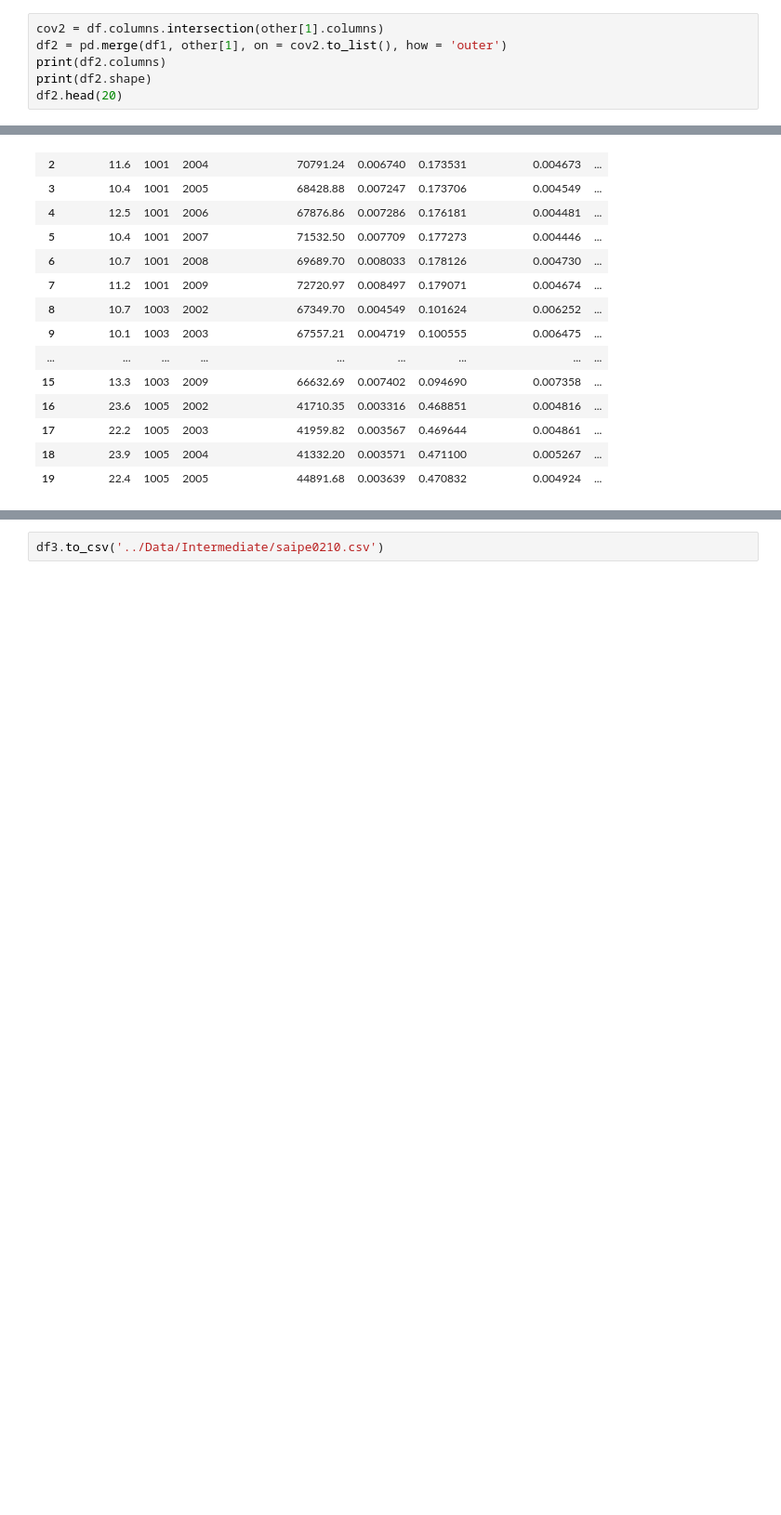
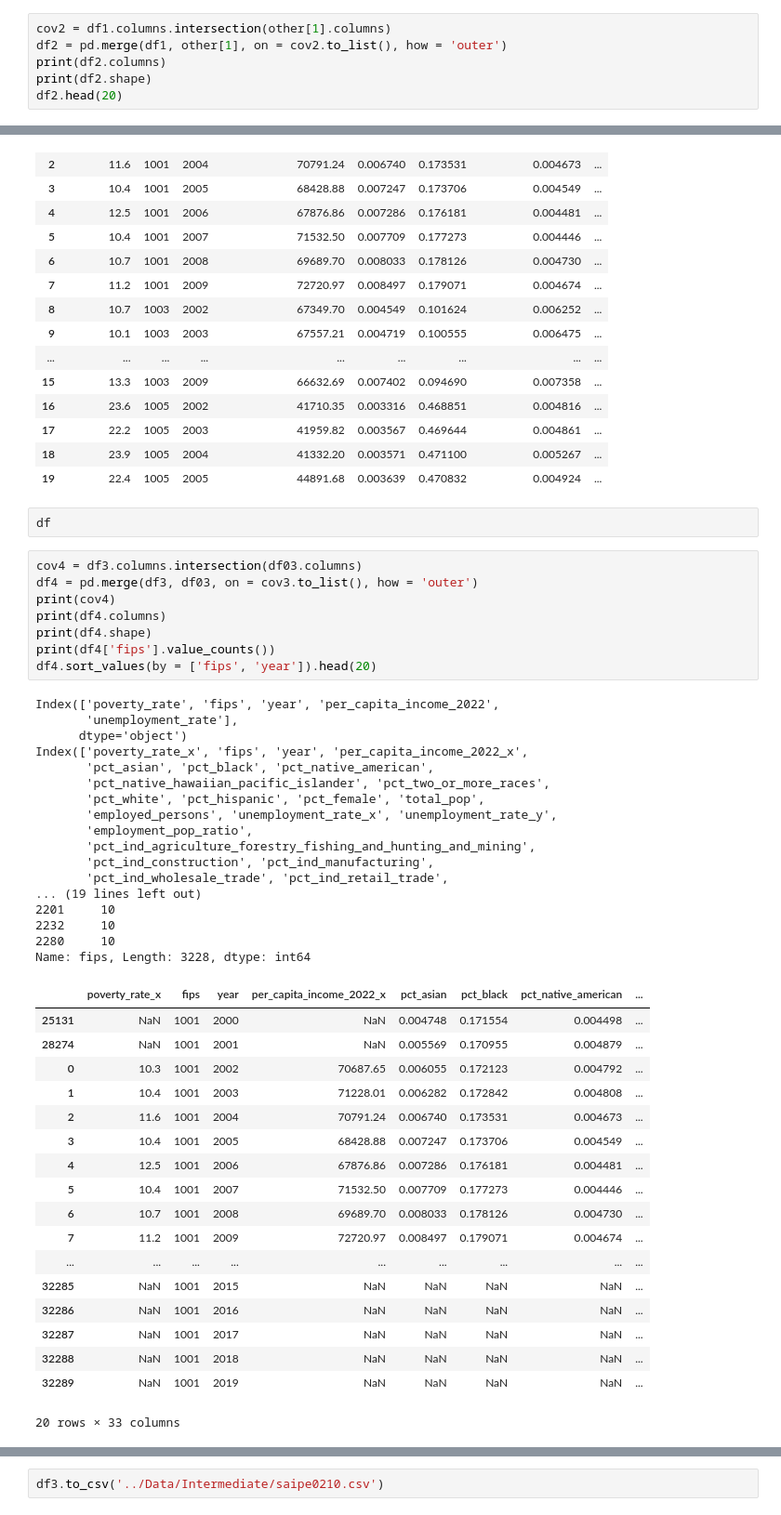
Before and after one commit to JayRPhilbrick/bdsi22dataminingsti, a Jupyter notebook: notebooks/prepare_merge.ipynb, the cells around one changed output, grey strips where cells are left out. Shown at 93% size. Drawn from its saved outputs; the diff is of its cells as text; blank space fills up the shorter version.

```diff
--- a/notebooks/prepare_merge.ipynb
+++ b/notebooks/prepare_merge.ipynb
@@ -456,7 +456,7 @@ Index(['poverty_rate', 'fips', 'year', 'per_capita_income_2022', 'pct_asian',
 | 18 | 23.9 | 1005 | 2004 | 41332.20 | 0.003571 | 0.471100 | 0.005267 | ... |
 | 19 | 22.4 | 1005 | 2005 | 44891.68 | 0.003639 | 0.470832 | 0.004924 | ... |
 # %%
-cov2 = df.columns.intersection(other[1].columns)
+cov2 = df1.columns.intersection(other[1].columns)
 df2 = pd.merge(df1, other[1], on = cov2.to_list(), how = 'outer')
 print(df2.columns)
 print(df2.shape)
@@ -524,3 +524,49 @@ Index(['poverty_rate', 'fips', 'year', 'per_capita_income_2022', 'pct_asian',
 | 17 | 22.2 | 1005 | 2003 | 41959.82 | 0.003567 | 0.469644 | 0.004861 | ... |
 | 18 | 23.9 | 1005 | 2004 | 41332.20 | 0.003571 | 0.471100 | 0.005267 | ... |
 | 19 | 22.4 | 1005 | 2005 | 44891.68 | 0.003639 | 0.470832 | 0.004924 | ... |
+# %%
+df
+# %%
+cov4 = df3.columns.intersection(df03.columns)
+df4 = pd.merge(df3, df03, on = cov3.to_list(), how = 'outer')
+print(cov4)
+print(df4.columns)
+print(df4.shape)
+print(df4['fips'].value_counts())
+df4.sort_values(by = ['fips', 'year']).head(20)
+# %% [output]
+Index(['poverty_rate', 'fips', 'year', 'per_capita_income_2022',
+       'unemployment_rate'],
+      dtype='object')
+Index(['poverty_rate_x', 'fips', 'year', 'per_capita_income_2022_x',
+       'pct_asian', 'pct_black', 'pct_native_american',
+       'pct_native_hawaiian_pacific_islander', 'pct_two_or_more_races',
+       'pct_white', 'pct_hispanic', 'pct_female', 'total_pop',
+       'employed_persons', 'unemployment_rate_x', 'unemployment_rate_y',
+       'employment_pop_ratio',
+       'pct_ind_agriculture_forestry_fishing_and_hunting_and_mining',
+       'pct_ind_construction', 'pct_ind_manufacturing',
+       'pct_ind_wholesale_trade', 'pct_ind_retail_trade',
+... (19 lines left out)
+2201     10
+2232     10
+2280     10
+Name: fips, Length: 3228, dtype: int64
+|  | poverty_rate_x | fips | year | per_capita_income_2022_x | pct_asian | pct_black | pct_native_american | ... |
+| 25131 | NaN | 1001 | 2000 | NaN | 0.004748 | 0.171554 | 0.004498 | ... |
+| 28274 | NaN | 1001 | 2001 | NaN | 0.005569 | 0.170955 | 0.004879 | ... |
+| 0 | 10.3 | 1001 | 2002 | 70687.65 | 0.006055 | 0.172123 | 0.004792 | ... |
+| 1 | 10.4 | 1001 | 2003 | 71228.01 | 0.006282 | 0.172842 | 0.004808 | ... |
+| 2 | 11.6 | 1001 | 2004 | 70791.24 | 0.006740 | 0.173531 | 0.004673 | ... |
+| 3 | 10.4 | 1001 | 2005 | 68428.88 | 0.007247 | 0.173706 | 0.004549 | ... |
+| 4 | 12.5 | 1001 | 2006 | 67876.86 | 0.007286 | 0.176181 | 0.004481 | ... |
+| 5 | 10.4 | 1001 | 2007 | 71532.50 | 0.007709 | 0.177273 | 0.004446 | ... |
+| 6 | 10.7 | 1001 | 2008 | 69689.70 | 0.008033 | 0.178126 | 0.004730 | ... |
+| 7 | 11.2 | 1001 | 2009 | 72720.97 | 0.008497 | 0.179071 | 0.004674 | ... |
+| ... | ... | ... | ... | ... | ... | ... | ... | ... |
+| 32285 | NaN | 1001 | 2015 | NaN | NaN | NaN | NaN | ... |
+| 32286 | NaN | 1001 | 2016 | NaN | NaN | NaN | NaN | ... |
+| 32287 | NaN | 1001 | 2017 | NaN | NaN | NaN | NaN | ... |
+| 32288 | NaN | 1001 | 2018 | NaN | NaN | NaN | NaN | ... |
+| 32289 | NaN | 1001 | 2019 | NaN | NaN | NaN | NaN | ... |
+20 rows × 33 columns
```
Also changed, not shown: parts of 1 cell of this notebook, 9 other files.
